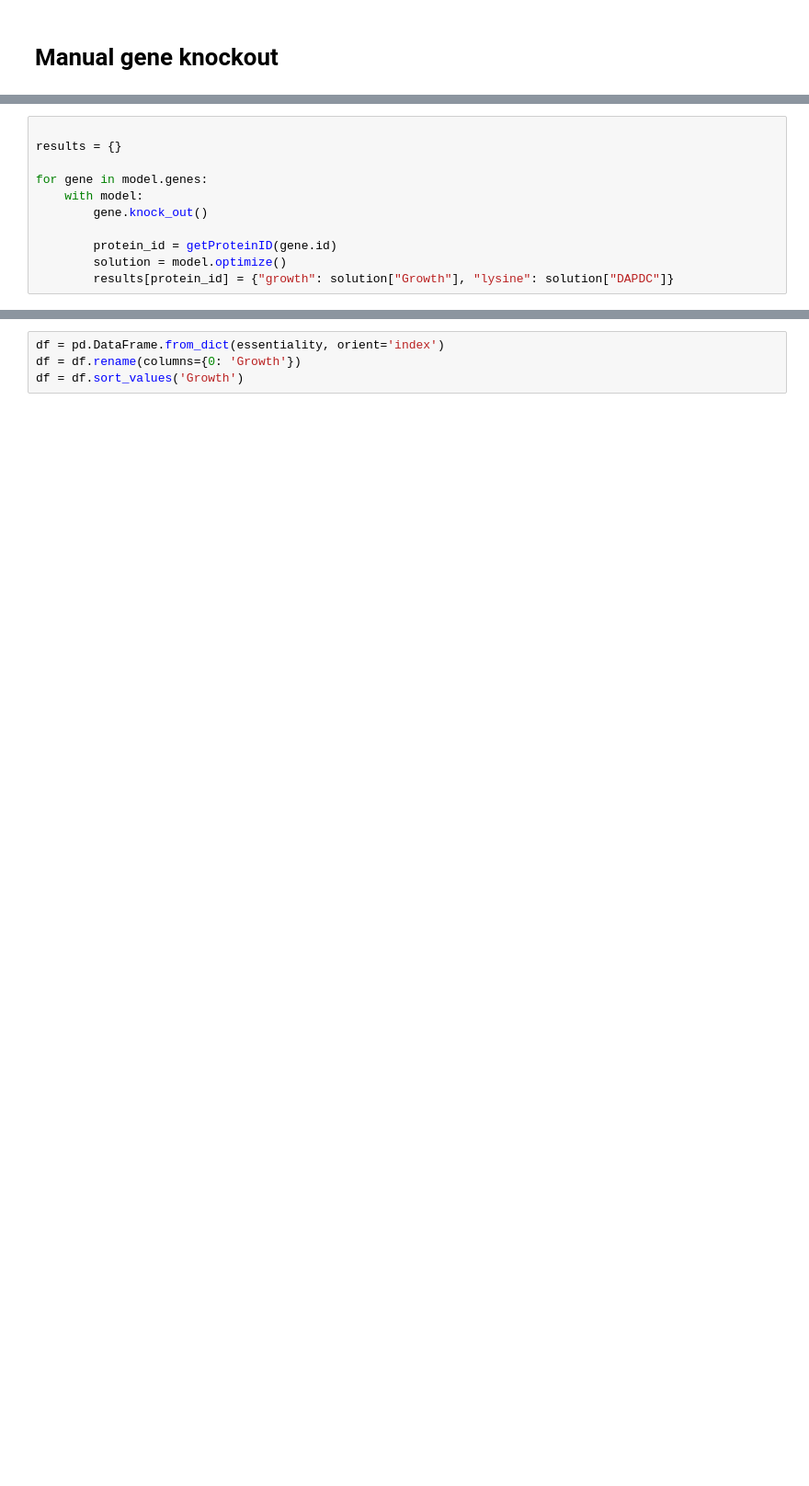
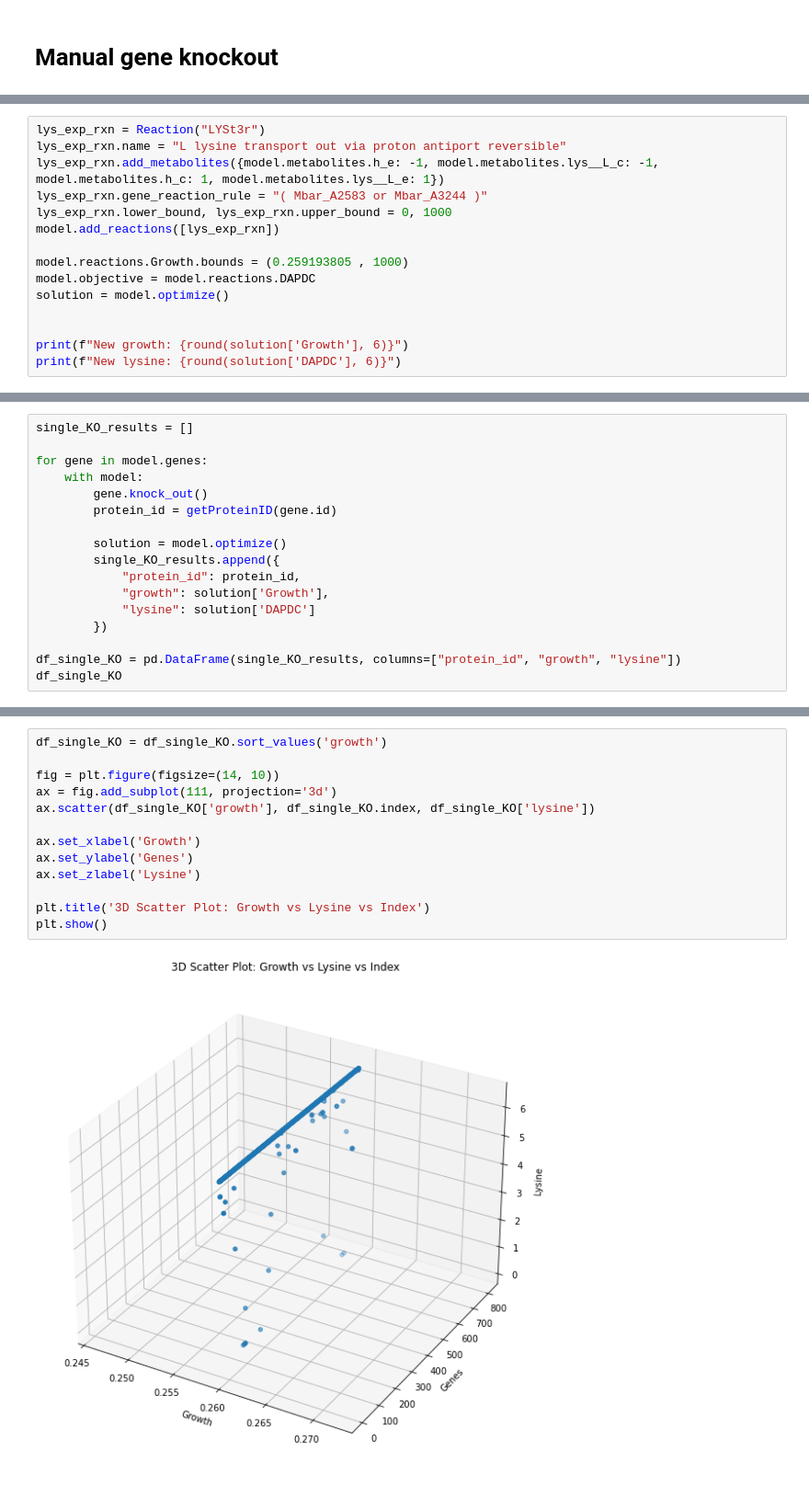
Before and after one commit to 27410/group-assingment-group-9, a Jupyter notebook: manual_gene_knockout.ipynb, the cells around one changed output, grey strips where cells are left out. Shown at 92% size. Cells and saved outputs as stored; diff of their text form; blank space fills up the shorter version.

```diff
--- a/manual_gene_knockout.ipynb
+++ b/manual_gene_knockout.ipynb
@@ -52,0 +142,15 @@ New lysine: 0.151715
+# %%
+lys_exp_rxn = Reaction("LYSt3r")
+lys_exp_rxn.name = "L lysine transport out via proton antiport reversible"
+lys_exp_rxn.add_metabolites({model.metabolites.h_e: -1, model.metabolites.lys__L_c: -1, model.metabolites.h_c: 1, model.metabolites.lys__L_e: 1})
+lys_exp_rxn.gene_reaction_rule = "( Mbar_A2583 or Mbar_A3244 )"
+lys_exp_rxn.lower_bound, lys_exp_rxn.upper_bound = 0, 1000
+model.add_reactions([lys_exp_rxn])
+
+model.reactions.Growth.bounds = (0.259193805 , 1000)
+model.objective = model.reactions.DAPDC
+solution = model.optimize()
+
+
+print(f"New growth: {round(solution['Growth'], 6)}")
+print(f"New lysine: {round(solution['DAPDC'], 6)}")
@@ -53,11 +160,17 @@ New lysine: 0.151715
 # %%
-
-results = {}
+single_KO_results = []
 
 for gene in model.genes:
     with model:
         gene.knock_out()
+        protein_id = getProteinID(gene.id)
 
-        protein_id = getProteinID(gene.id)
         solution = model.optimize()
-        results[protein_id] = {"growth": solution["Growth"], "lysine": solution["DAPDC"]}
+        single_KO_results.append({
+            "protein_id": protein_id,
+            "growth": solution['Growth'],
+            "lysine": solution['DAPDC']
+        })
+
+df_single_KO = pd.DataFrame(single_KO_results, columns=["protein_id", "growth", "lysine"])
+df_single_KO
@@ -84,4 +191,15 @@ results
 # %%
-df = pd.DataFrame.from_dict(essentiality, orient='index')
-df = df.rename(columns={0: 'Growth'})
-df = df.sort_values('Growth')
+df_single_KO = df_single_KO.sort_values('growth')
+
+fig = plt.figure(figsize=(14, 10))
+ax = fig.add_subplot(111, projection='3d')
+ax.scatter(df_single_KO['growth'], df_single_KO.index, df_single_KO['lysine'])
+
+ax.set_xlabel('Growth')
+ax.set_ylabel('Genes')
+ax.set_zlabel('Lysine')
+
+plt.title('3D Scatter Plot: Growth vs Lysine vs Index')
+plt.show()
+# %% [output]
+[figure, added]
```
Also changed, not shown: parts of 23 cells of this notebook, 2 other files.
